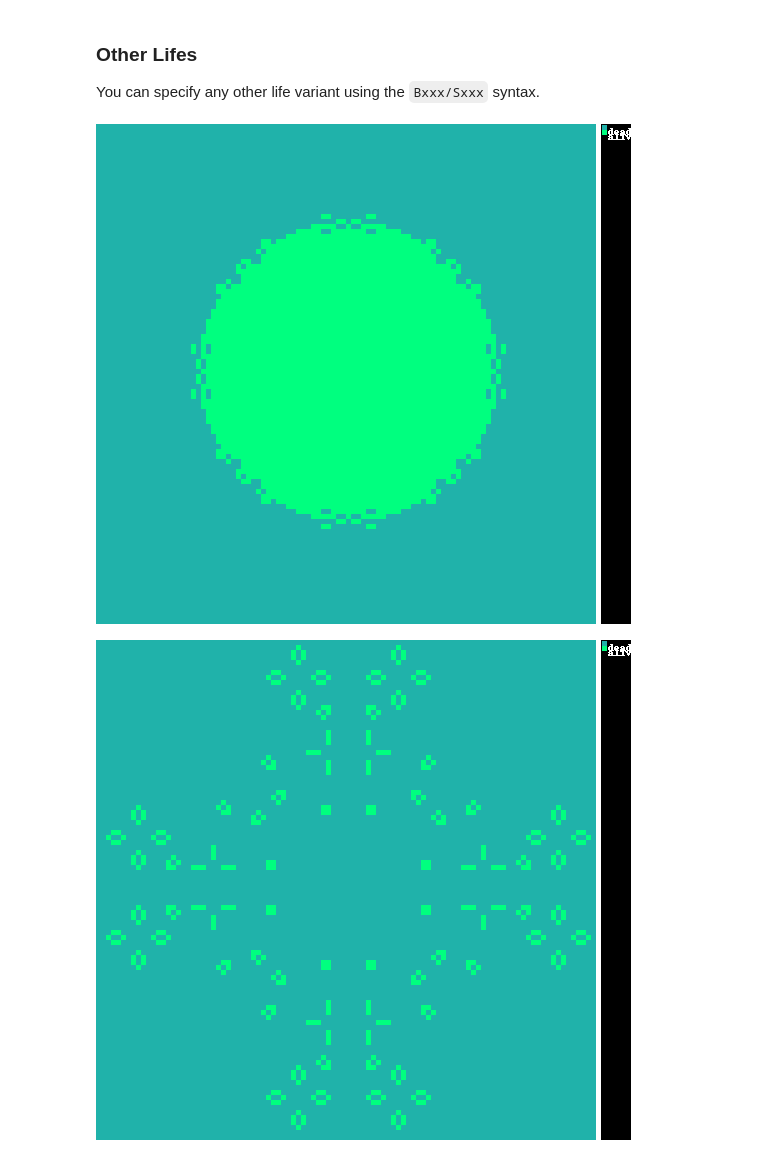
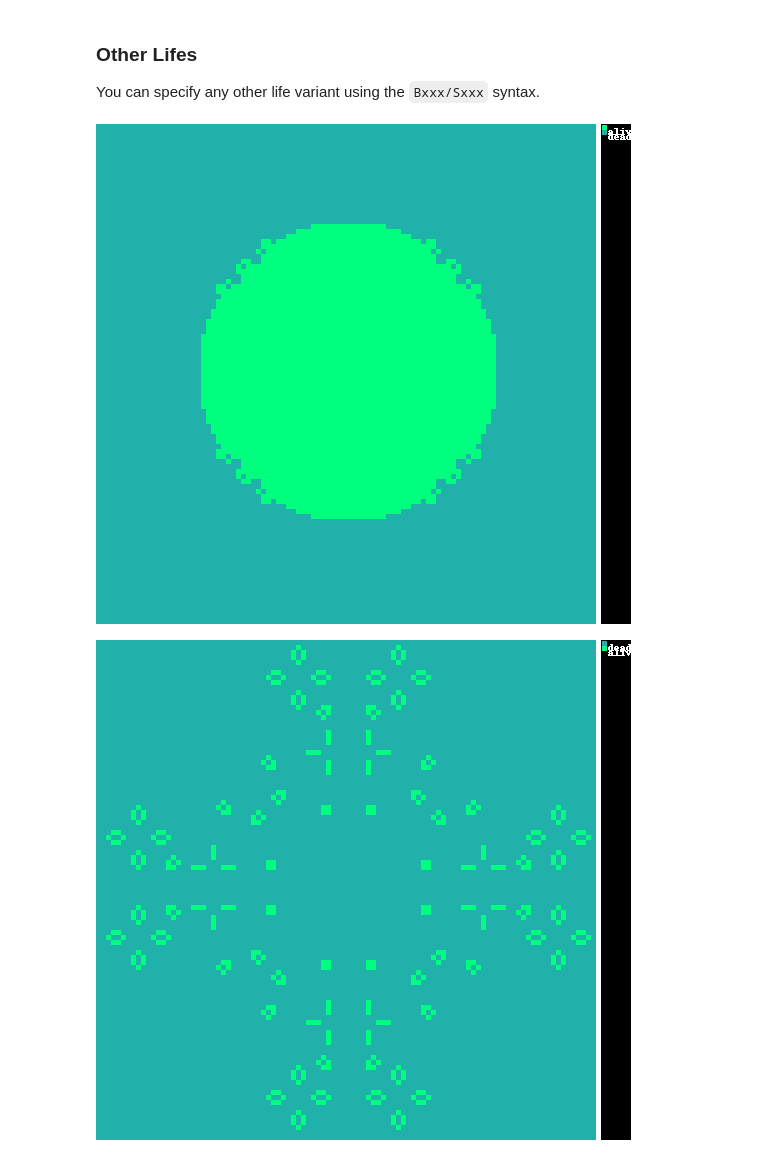
Before and after one commit to mcgalcode/pylattica, a Jupyter notebook: docs/examples/life_like_demos.ipynb, the cells around one changed output. Cells and saved outputs as stored; diff of their text form; code cells hidden in the pictures.

```diff
--- a/docs/examples/life_like_demos.ipynb
+++ b/docs/examples/life_like_demos.ipynb
@@ -15,12 +15,12 @@ from pylattica.models.game_of_life import Maze, Anneal, Diamoeba, Seeds, Life, G
 There are many variations on Conway's Game of Life which [Life-like Automata](https://conwaylife.com/wiki/Life-like_cellular_automaton). There are implementations of these in pylattica for your enjoyment.
 # %%
 from pylattica.discrete import PhaseSet
-from pylattica.square_grid.grid_setup import DiscreteGridSetup
-from pylattica.visualization import DiscreteSquareGridArtist2D, DiscreteSquareGridResultArtist
+from pylattica.structures.square_grid.grid_setup import DiscreteGridSetup
+from pylattica.visualization import SquareGridArtist2D, ResultArtist, DiscreteCellArtist
 
 phases = PhaseSet(["dead", "alive"])
 setup = DiscreteGridSetup(phases)
-artist = DiscreteSquareGridArtist2D()
+cell_artist = DiscreteCellArtist.from_phase_list(phases.phases)
 # %% [markdown]
 #### Life
 # %%
@@ -83,13 +88,14 @@ DiscreteSquareGridResultArtist(artist, result).to_gif("Maze.gif", wait=0.2, cell
 You can specify any other life variant using the `Bxxx/Sxxx` syntax.
 # %%
 starting_state = setup.setup_particle(100, 30, "dead", "alive")
-controller = GameOfLifeController(variant="B3678/S34678")
-runner = Runner(parallel=True)
-result = runner.run(starting_state.state, controller, 150, structure=starting_state.structure, verbose=False)
+artist = SquareGridArtist2D(starting_state.structure, cell_artist)
+controller = GameOfLifeController(starting_state.structure, variant="B3678/S34678")
+runner = SynchronousRunner(parallel=True)
+result = runner.run(starting_state.state, controller, 60, verbose=False)
 artist.jupyter_show(result.last_step, cell_size=5)
-DiscreteSquareGridResultArtist(artist, result).to_gif("daynnite.gif", wait=0.2, cell_size=6)
+ResultArtist(artist, result).to_gif("daynnite.gif", wait=0.2, cell_size=6)
 # %% [output]
-[figure, old version]
+[figure, new version]
 # %%
 starting_state = setup.setup_particle(100, 30, "dead", "alive")
 controller = GameOfLifeController(variant="B3/S238")
```
Also changed, not shown: parts of 7 cells of this notebook, 7 other files.
